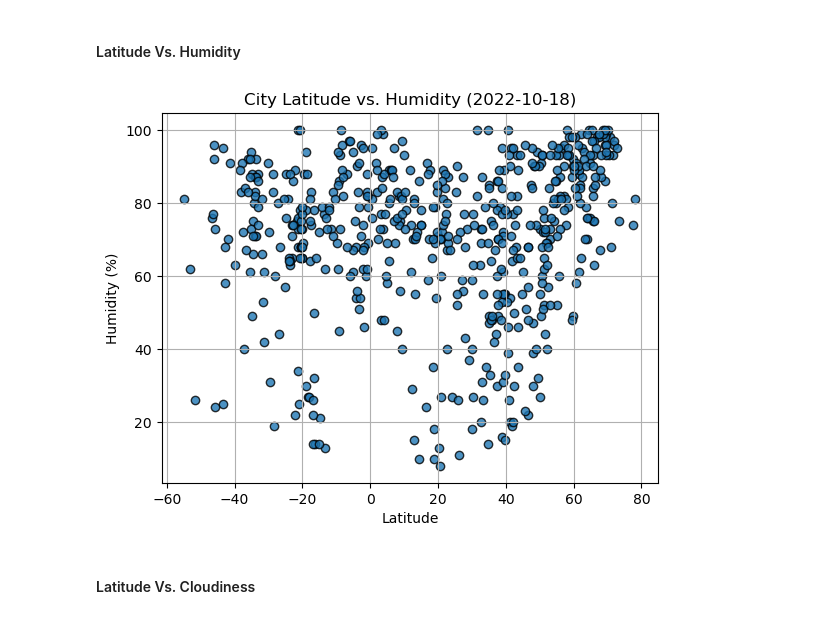
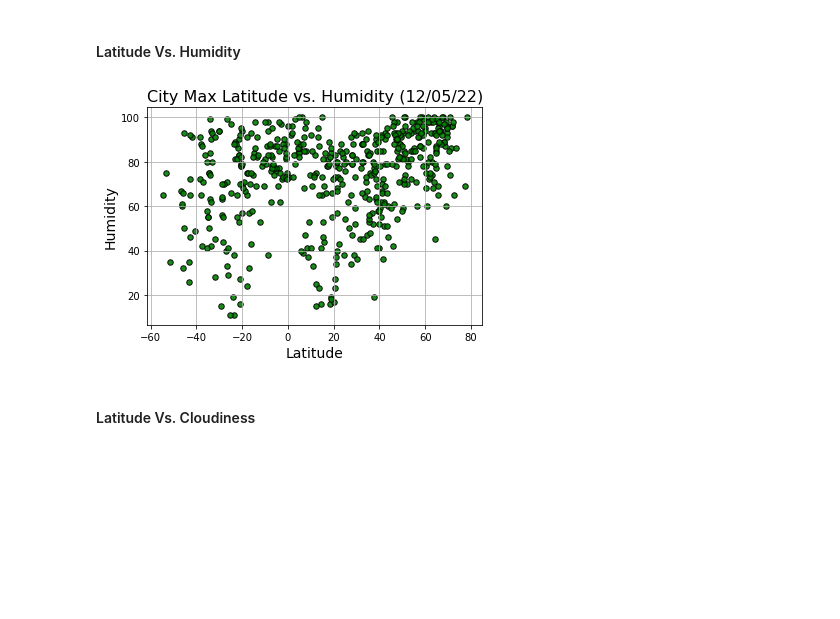
Before and after one commit to oas95/python-api-challenge, a Jupyter notebook: WeatherPy/WeatherPy.ipynb, the cells around one changed output. Cells and saved outputs as stored; diff of their text form; code cells hidden in the pictures; blank space fills up the shorter version.

```diff
--- a/WeatherPy/WeatherPy.ipynb
+++ b/WeatherPy/WeatherPy.ipynb
@@ -208,18 +214,24 @@ plt.show()
 #### Latitude Vs. Humidity
 # %%
 # Build the scatter plots for latitude vs. humidity
-# YOUR CODE HERE
+ts = time.gmtime(city_data_df["Date"][0])
+datestr = time.strftime("%x", ts)
+plt.scatter(city_data_df['Lat'], city_data_df['Humidity'], marker="o", facecolors="green", edgecolors="black",s=30, alpha=.90)
+plt.grid()
+plt.title(f"City Max Latitude vs. Humidity ({datestr})", fontsize=16)
+plt.xlabel('Latitude',fontsize =14)
+plt.ylabel('Humidity',fontsize =14)
 
 # Incorporate the other graph properties
 # YOUR CODE HERE
 
 # Save the figure
-plt.savefig("output_data/Fig2.png")
+plt.savefig("../output_data/Fig2.png")
 
 # Show plot
 plt.show()
 # %% [output]
-[figure, old version]
+[figure, new version]
 # %% [markdown]
 #### Latitude Vs. Cloudiness
 # %%
```
Also changed, not shown: parts of 9 cells of this notebook, 5 other files.
